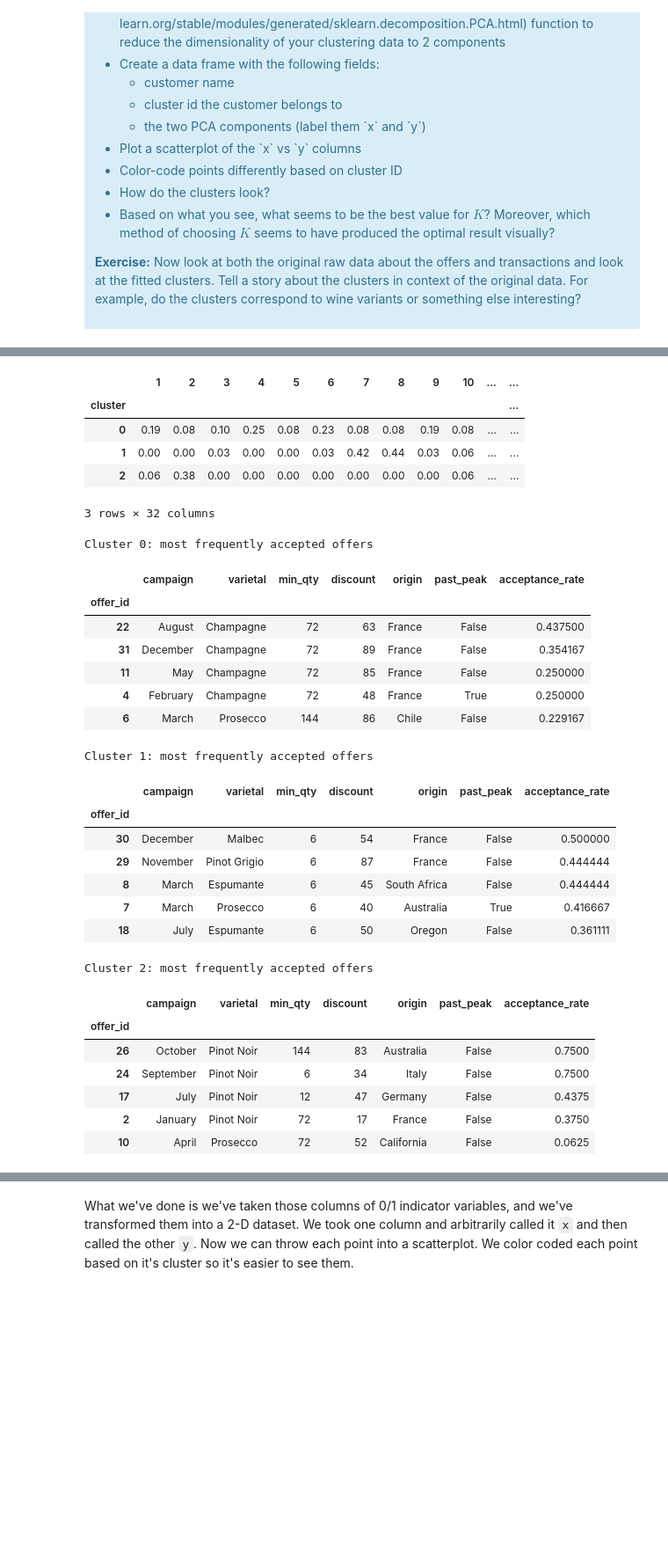
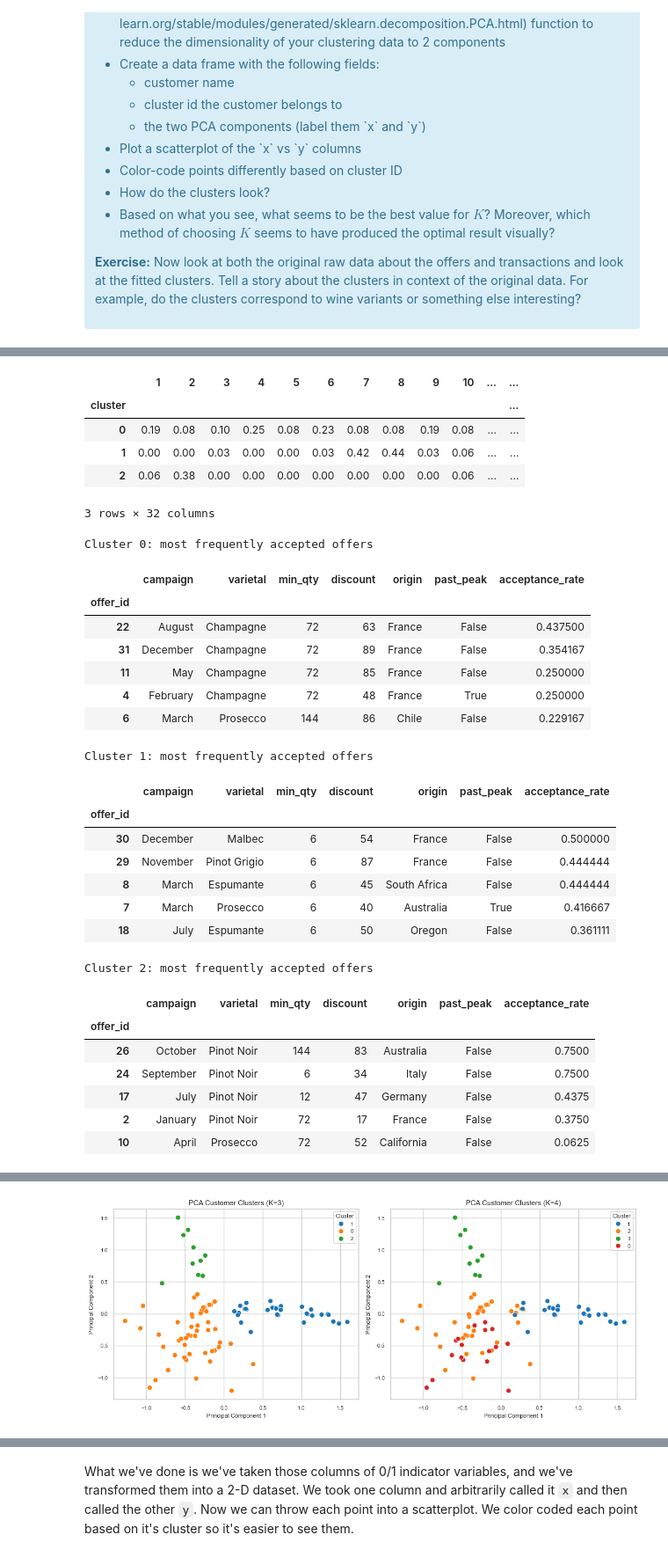
Before and after one commit to josytong/DataScienceTrack, a Jupyter notebook: CaseStudies/CustomerSegmentationUsingClustering:K-means/Clustering_Case_Study_Customer_Segmentation_with_K-Means_Tier 3.ipynb, the cells around one changed output, grey strips where cells are left out. Shown at 88% size. Saved outputs shown, nothing was run; the diff lists cells and outputs as text; code cells hidden in the pictures; blank space fills up the shorter version.

Commit message:
Completed Customer Segmentation with K-Means

```diff
--- a/CaseStudies/CustomerSegmentationUsingClustering:K-means/Clustering_Case_Study_Customer_Segmentation_with_K-Means_Tier 3.ipynb
+++ b/CaseStudies/CustomerSegmentationUsingClustering:K-means/Clustering_Case_Study_Customer_Segmentation_with_K-Means_Tier 3.ipynb
@@ -435,16 +435,19 @@ This is only one use of PCA for dimension reduction. We can also use PCA when we
 <p><b>Exercise:</b> Now look at both the original raw data about the offers and transactions and look at the fitted clusters. Tell a story about the clusters in context of the original data. For example, do the clusters correspond to wine variants or something else interesting?</p>
 </div>
 # %%
+
 #your turn
 
 from sklearn.decomposition import PCA
 
-# Use the provisional K-Means labels to visualize customers in two dimensions.
-# PCA finds directions that explain the most variation in the original offer-response matrix.
+# Select the offer-response features.
+X = customer_offer_matrix[offer_columns].values
+
+# Use PCA to reduce the data to two dimensions.
 pca_2d = PCA(n_components=2, random_state=42)
 X_pca = pca_2d.fit_transform(X)
 
-# Create the requested data frame: customer name, cluster ID, and PCA coordinates x and y.
+# Create a data frame with customer names, cluster IDs, and PCA coordinates.
 pca_df = pd.DataFrame({
     "customer_name": customer_offer_matrix["customer_name"],
     "cluster": best_kmeans.labels_,
@@ -452,7 +455,7 @@ pca_df = pd.DataFrame({
     "y": X_pca[:, 1]
 })
 
-# Plot each cluster in a different color.
+# Plot the provisional K-Means clusters.
 plt.figure(figsize=(10, 7))
 sns.scatterplot(
     data=pca_df,
@@ -469,30 +472,73 @@ plt.legend(title="Cluster")
 plt.tight_layout()
 plt.show()
 
-print("Explained variance by the first two components:",
-      np.round(pca_2d.explained_variance_ratio_, 3))
-print("Combined variance explained:",
-      round(pca_2d.explained_variance_ratio_.sum(), 3))
+print(
+    "Explained variance by the first two components:",
+    np.round(pca_2d.explained_variance_ratio_, 3)
+)
+print(
+    "Combined variance explained:",
+    round(pca_2d.explained_variance_ratio_.sum(), 3)
+)
 
-# Connect clusters to the original offer details by finding the most commonly accepted offers.
-# Each offer column is a binary response indicator, so the mean is the acceptance rate.
+# Summarize offer acceptance rates for each cluster.
 cluster_offer_rates = customer_offer_matrix.groupby("cluster")[offer_columns].mean()
 display(cluster_offer_rates.round(2))
 
-# Summarize the most frequently accepted offers for each cluster using the original offer descriptions.
+# Show the five most frequently accepted offers for each cluster.
 offer_details = df_offers.set_index("offer_id")
+
 for cluster_id, rates in cluster_offer_rates.iterrows():
     top_offer_ids = rates.sort_values(ascending=False).head(5).index
+
     print(f"\nCluster {cluster_id}: most frequently accepted offers")
-    display(offer_details.loc[[int(offer_id) for offer_id in top_offer_ids],
-                              ["campaign", "varietal", "min_qty", "discount", "origin", "past_peak"]]
-            .assign(acceptance_rate=rates.loc[top_offer_ids].values)
-            .sort_values("acceptance_rate", ascending=False))
+
+    display(
+        offer_details.loc[
+            [int(offer_id) for offer_id in top_offer_ids],
+            ["campaign", "varietal", "min_qty", "discount", "origin", "past_peak"]
+        ]
+        .assign(acceptance_rate=rates.loc[top_offer_ids].values)
+        .sort_values("acceptance_rate", ascending=False)
+    )
 
 print("Interpretation: clusters group customers by similarity in the offers they accepted.")
-print("Use the offer summaries above to identify whether segments differ by wine variety, campaign,")
-print("discount, quantity, origin, or another combination. PCA plots are projections, so overlap")
-print("in two dimensions does not necessarily mean the full-dimensional clusters are identical.")
+print("Offer summaries help identify differences in wine variety, campaign, discount,")
+print("quantity, origin, and other offer characteristics.")
+print("Overlap in two PCA dimensions does not necessarily mean the full-dimensional")
+print("clusters are identical.")
+
+# Compare the Elbow choice (K=3) and Silhouette choice (K=4).
+# Use the same PCA coordinates for both plots.
+fig, axes = plt.subplots(1, 2, figsize=(12, 5))
+
+for ax, k in zip(axes, [3, 4]):
+    labels = kmeans_models[k].labels_
+
+    plot_df = pd.DataFrame({
+        "x": X_pca[:, 0],
+        "y": X_pca[:, 1],
+        "cluster": labels.astype(str)
+    })
+
+    sns.scatterplot(
+        data=plot_df,
+        x="x",
+        y="y",
+        hue="cluster",
+        palette="tab10",
+        s=55,
+        ax=ax
+    )
+
+    ax.set_title(f"PCA Customer Clusters (K={k})", fontsize=11)
+    ax.set_xlabel("Principal Component 1", fontsize=9)
+    ax.set_ylabel("Principal Component 2", fontsize=9)
+    ax.tick_params(axis="both", labelsize=8)
+    ax.legend(title="Cluster", fontsize=8, title_fontsize=9)
+
+plt.tight_layout()
+plt.show()
 # %% [output]
 [figure]
 Explained variance by the first two components: [0.144 0.108]
@@ -534,3 +581,4 @@ in two dimensions does not necessarily mean the full-dimensional clusters are id
+[figure, added]
 # %% [markdown]
 - **How do the clusters look?** The PCA scatterplot displays the customer clusters in two dimensions. Some overlap may occur because PCA reduces the original 32 offer-response features to only two principal components. The first two components explain 25.2% of the total variance, so the plot provides only a partial view of the differences between clusters.
 - **Which K looks best visually?** The Elbow method suggests K = 3, while the Silhouette method suggests K = 4. The silhouette score is highest at K = 4 (0.133), but the score is low, indicating limited separation between clusters. Comparing PCA scatterplots for both values of K can help assess their visual separation, although the two-dimensional projection alone cannot determine the best clustering.
```
Also changed, not shown: parts of 1 cell of this notebook.
